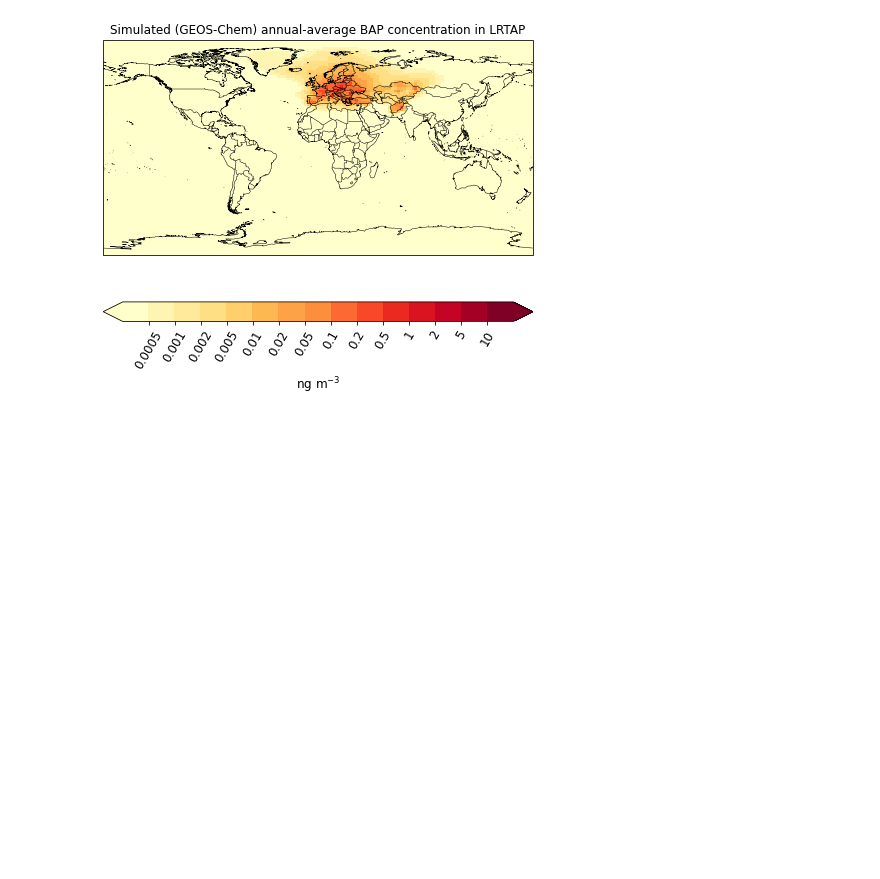
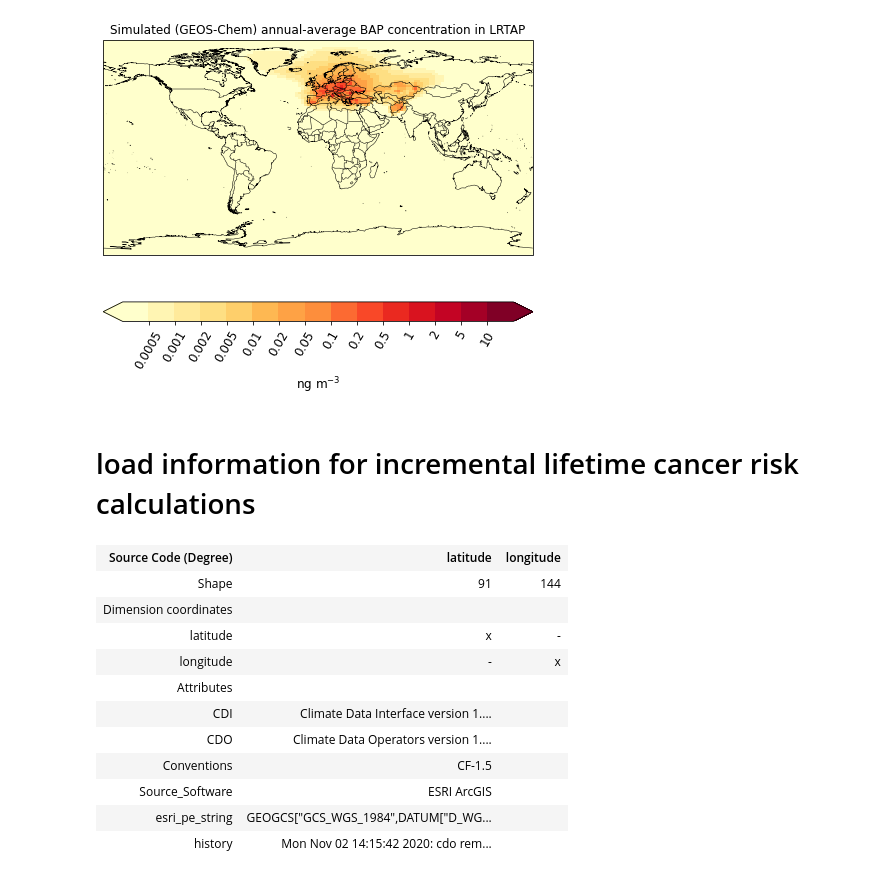
Before and after one commit to petridisha/arctic-PAHs, a Jupyter notebook: Arctic_PAHs_Analysis_SlowRxn.ipynb, the cells around one changed output. Cells and saved outputs as stored; diff of their text form; code cells hidden in the pictures; blank space fills up the shorter version.

```diff
--- a/Arctic_PAHs_Analysis_SlowRxn.ipynb
+++ b/Arctic_PAHs_Analysis_SlowRxn.ipynb
@@ -270,6 +240,8 @@ BAP_subtractor(PAH_totals,  'Global', 'LRTAP')
 [figure]
 [figure]
 [figure]
+# %% [markdown]
+# load information for incremental lifetime cancer risk calculations
 # %%
 # load in population, mask, mortality files
 
@@ -281,3 +253,18 @@ mask = iris.load('/net/fs11/d0/jamiekel/' + mask_path)[0]
 SA = iris.load('/net/fs11/d0/jamiekel/' + SA_path)[0]
 pop_dens = iris.load('/net/fs11/d0/jamiekel/' + pop_dens_path)[0]
 #print(pop_dens)
+# %%
+mask
+# %% [output]
+| Source Code (Degree) | latitude | longitude |
+| Shape | 91 | 144 |
+| Dimension coordinates |  |  |
+| latitude | x | - |
+| longitude | - | x |
+| Attributes |  |  |
+| CDI | Climate Data Interface version 1.... |  |
+| CDO | Climate Data Operators version 1.... |  |
+| Conventions | CF-1.5 |  |
+| Source_Software | ESRI ArcGIS |  |
+| esri_pe_string | GEOGCS["GCS_WGS_1984",DATUM["D_WG... |  |
+| history | Mon Nov 02 14:15:42 2020: cdo rem... |  |
```
Also changed, not shown: parts of 34 cells of this notebook.
